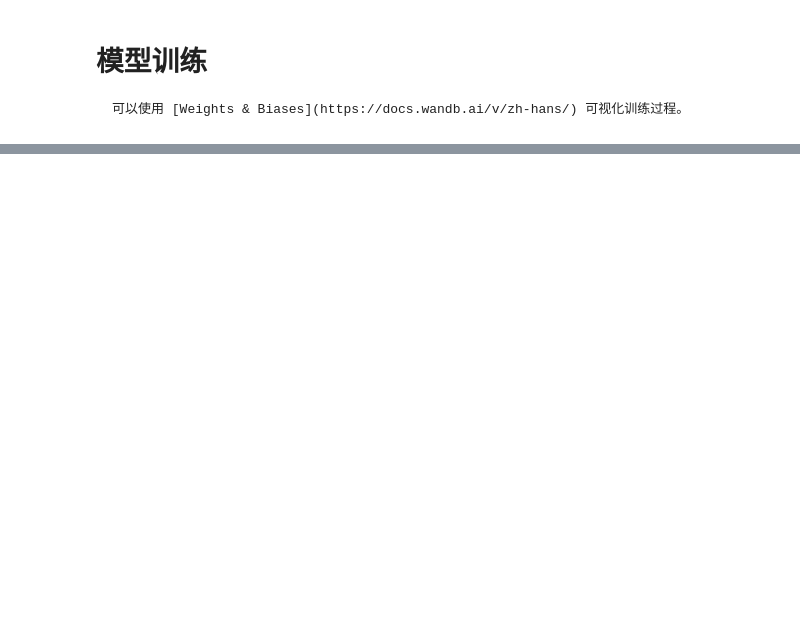
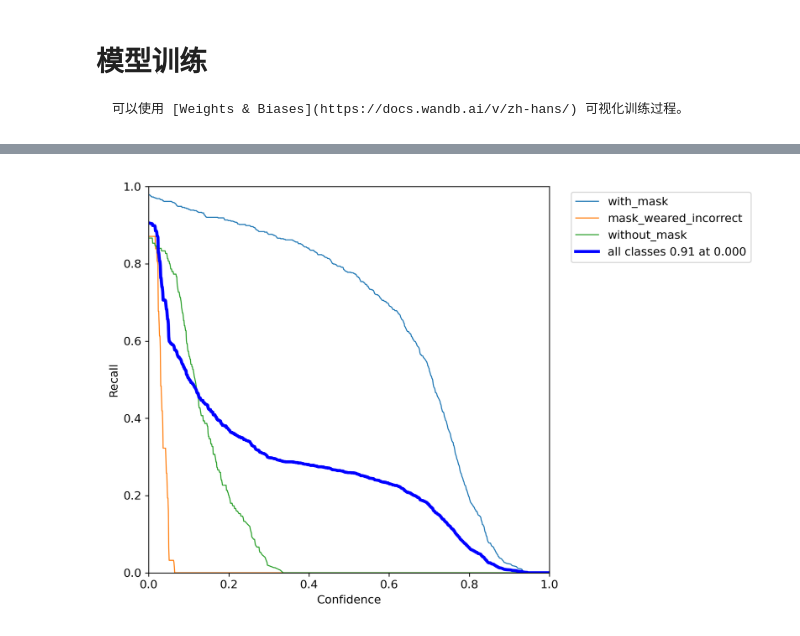
Before and after one commit to daobook/pytorch-book, a Jupyter notebook: docs/yolo/face-mask/01_train.ipynb, the cells around one changed output, grey strips where cells are left out. Saved outputs shown, nothing was run; the diff lists cells and outputs as text; code cells hidden in the pictures; blank space fills up the shorter version.

```diff
--- a/docs/yolo/face-mask/01_train.ipynb
+++ b/docs/yolo/face-mask/01_train.ipynb
@@ -68,0 +73,4 @@ train: Scanning 'E:\kaggle\pytorch-book\docs\yolo\face-mask\datasets\labels\trai
+# %%
+Image('yolov5/runs/train/exp/R_curve.png')
+# %% [output]
+[figure, added]
```
Also changed, not shown: parts of 12 cells of this notebook, 4 other files.
